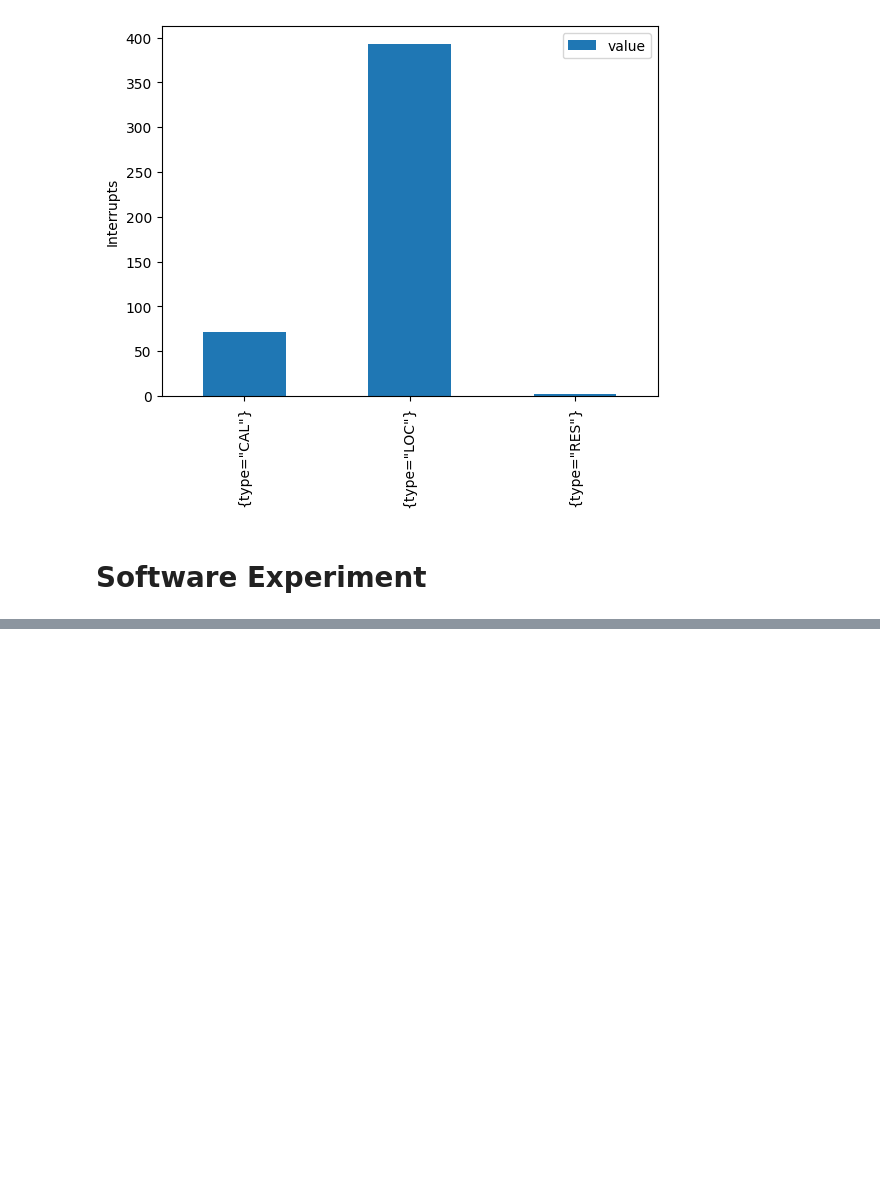
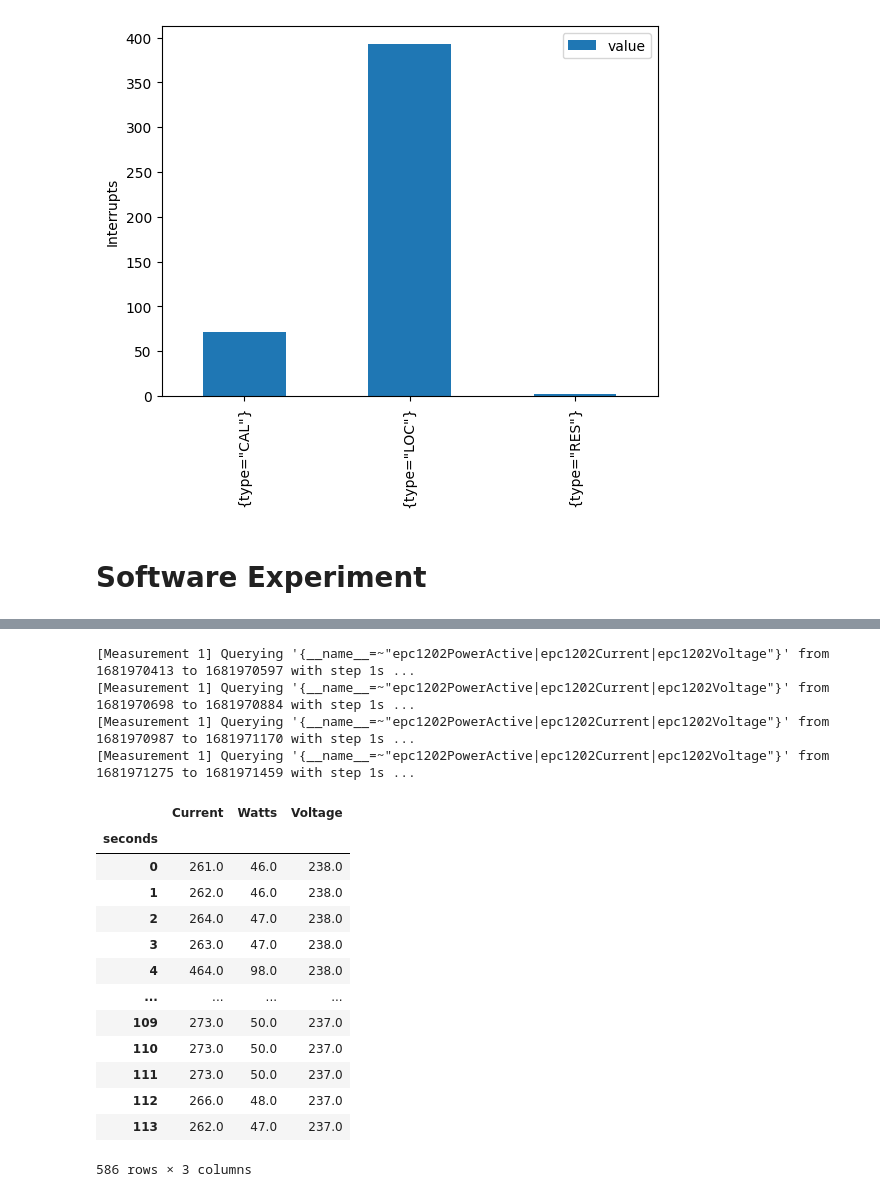
Before and after one commit to twobiers/software-architecture-sustainability-experiment, a Jupyter notebook: results/analysis.ipynb, the cells around one changed output, grey strips where cells are left out. Saved outputs shown, nothing was run; the diff lists cells and outputs as text; code cells hidden in the pictures; blank space fills up the shorter version.

```diff
--- a/results/analysis.ipynb
+++ b/results/analysis.ipynb
@@ -684,0 +756,66 @@ VARIANTS=["no-cache", "caffeine-cache", "redis-cache", "caffeine-redis-cache"]
+# %%
+data_measurement = pd.read_csv("benchmark-log.csv")
+
+power_means = [
+    prepare_power_metrics(data_measurement.loc[data_measurement['Variant'] == v]).groupby(by=['seconds']).mean().drop(['measurement'], axis=1) for v in VARIANTS
+]
+
+pd.concat(power_means)
+
+# for v in VARIANTS:
+#     df = data_measurement.loc[data_measurement['Variant'] == v]
+#     power_metrics = prepare_power_metrics(df)
+#     grouped_mean = power_metrics.groupby(by=['seconds']).mean()
+#     grouped_mean.drop(['measurement'], inplace=True, axis=1)
+#     grouped_mean.plot(drawstyle='steps',y='Watts',figsize=(10,3),ylabel='W')
+
+#     cpu_utilization = prepare_cpu_utilization(df)
+#     grouped_mean = cpu_utilization.groupby(by=['seconds']).mean()
+#     grouped_mean.drop(['measurement'], inplace=True, axis=1)
+#     grouped_mean.plot(y=['{mode="user"}','{mode="system"}'],drawstyle='steps',figsize=(10,3),ylabel='%')
+
+#     cpu_frequency = prepare_cpu_frequency(df)
+#     grouped_mean = cpu_frequency.groupby(by=['seconds']).mean()
+#     grouped_mean.drop(['measurement'], inplace=True, axis=1)
+#     grouped_mean.plot(drawstyle='steps',figsize=(10,3),ylabel='Hz')
+
+#     memory_usage = prepare_memory_utilization(df)
+#     grouped_mean = memory_usage.groupby(by=['seconds']).mean()
+#     grouped_mean.drop(['measurement'], inplace=True, axis=1)
+#     grouped_mean.plot(drawstyle='steps',figsize=(10,3),ylabel='%')
+
+#     # interrupts = prepare_interrupts(df)
+#     # grouped_mean = interrupts.groupby(level=0).mean()
+#     # grouped_mean.drop(['measurement'], inplace=True, axis=1)
+#     # display(grouped_mean)
+
+#     # disk_io_rate = prepare_disk_io_rate(df)
+#     # grouped_mean = disk_io_rate.groupby(by=['seconds']).mean()
+#     # grouped_mean.drop(['measurement'], inplace=True, axis=1)
+#     # grouped_mean.plot(drawstyle='steps',figsize=(10,3),ylabel='I/O seconds')
+
+#     fg = sns.lmplot(
+#         data=power_metrics.reset_index(), x="seconds", y="Watts", scatter=True
+#     )
+#     fg.set_xlabels("Time (s)")
+#     fg.set_ylabels("Watts (W)")
+#     plt.show(fg)
+# %% [output]
+[Measurement 1] Querying '{__name__=~"epc1202PowerActive|epc1202Current|epc1202Voltage"}' from 1681970413 to 1681970597 with step 1s ...
+[Measurement 1] Querying '{__name__=~"epc1202PowerActive|epc1202Current|epc1202Voltage"}' from 1681970698 to 1681970884 with step 1s ...
+[Measurement 1] Querying '{__name__=~"epc1202PowerActive|epc1202Current|epc1202Voltage"}' from 1681970987 to 1681971170 with step 1s ...
+[Measurement 1] Querying '{__name__=~"epc1202PowerActive|epc1202Current|epc1202Voltage"}' from 1681971275 to 1681971459 with step 1s ...
+|  | Current | Watts | Voltage |
+| seconds |  |  |  |
+| 0 | 261.0 | 46.0 | 238.0 |
+| 1 | 262.0 | 46.0 | 238.0 |
+| 2 | 264.0 | 47.0 | 238.0 |
+| 3 | 263.0 | 47.0 | 238.0 |
+| 4 | 464.0 | 98.0 | 238.0 |
+| ... | ... | ... | ... |
+| 109 | 273.0 | 50.0 | 237.0 |
+| 110 | 273.0 | 50.0 | 237.0 |
+| 111 | 273.0 | 50.0 | 237.0 |
+| 112 | 266.0 | 48.0 | 237.0 |
+| 113 | 262.0 | 47.0 | 237.0 |
+586 rows × 3 columns
```
Also changed, not shown: parts of 7 cells of this notebook.
